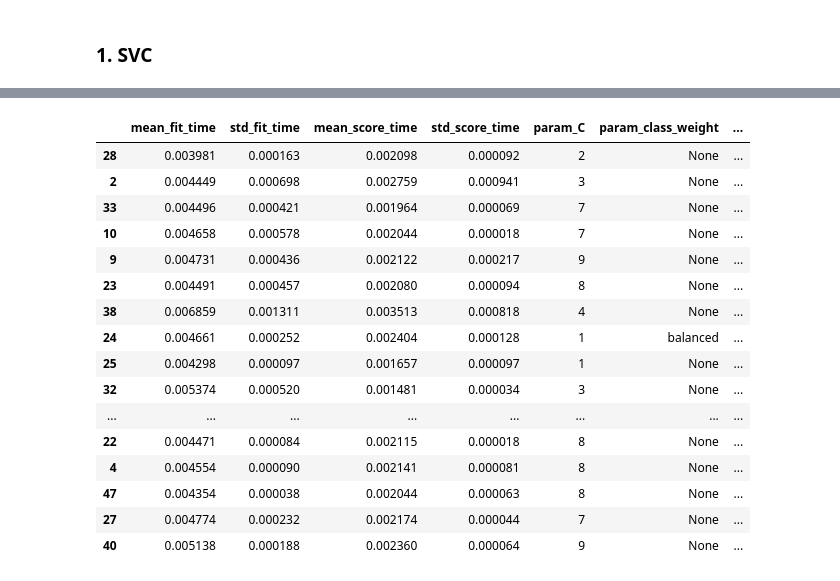
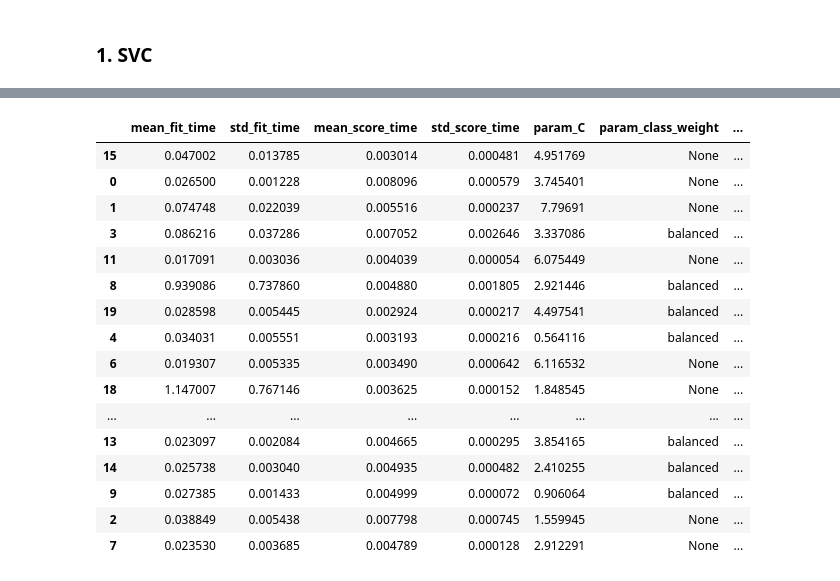
Before and after one commit to ManuelGehl/Titanic-Data-Analysis, a Jupyter notebook: titanic_model_building.ipynb, the cells around one changed output, grey strips where cells are left out. Drawn from its saved outputs; the diff is of its cells as text; code cells hidden in the pictures.

```diff
--- a/titanic_model_building.ipynb
+++ b/titanic_model_building.ipynb
@@ -728,0 +176,23 @@ So scaling seems to be not a problem since the min-max range is pretty small.
+# %%
+# Divide dataset into subsets for feature screening
+base_set_columns = ["num__imputer_num__Fare", "cat__imputer_cat__Pclass_2",
+                    "cat__imputer_cat__Pclass_3", "cat__imputer_cat__Sex_male",
+                    'cat__imputer_cat__Embarked_Q', 'cat__imputer_cat__Embarked_S']
+subset_1_columns = ["num__imputer_num__Age", 	"num__imputer_num__Fare",
+                    "cat__imputer_cat__Pclass_2", 	"cat__imputer_cat__Pclass_3",
+                    "cat__imputer_cat__Sex_male", 'cat__imputer_cat__Embarked_Q',
+                    'cat__imputer_cat__Embarked_S',"num__Relatives"]
+subset_2_columns = ['num__imputer_num__Fare', 'cat__imputer_cat__Pclass_2',
+                    'cat__imputer_cat__Pclass_3', 'cat__imputer_cat__Sex_male',
+                    'cat__imputer_cat__Embarked_Q', 'cat__imputer_cat__Embarked_S',
+                    'cat__Relative_cat_1-3 relatives', 'cat__Relative_cat_>3 relatives',
+                    'cat__Age_cat_>15']
+subset_3_columns = ["num__imputer_num__Fare", "cat__imputer_cat__Pclass_2",
+                    "cat__imputer_cat__Pclass_3", "cat__imputer_cat__Sex_male",
+                    'cat__imputer_cat__Embarked_Q', 'cat__imputer_cat__Embarked_S',
+                    'num__imputer_cat__SibSp', 'num__imputer_cat__Parch']
+
+base_set = X_train_transformed[base_set_columns]
+subset_1 = X_train_transformed[subset_1_columns]
+subset_2 = X_train_transformed[subset_2_columns]
+subset_3 = X_train_transformed[subset_3_columns]
@@ -766,11 +308,12 @@ X_train_transformed.shape, X_val_transformed.shape, y_train.shape, y_val.shape
+# %%
+# Prepare datasets for fine tuning
+X_train = subset_2.astype("float32")
+y_train = y_train.astype("float32")
 # %% [markdown]
 ### 1. SVC
 # %%
-from sklearn.model_selection import RandomizedSearchCV
-from scipy.stats import randint
-
 # Set up parameter distributions
-param_distribs = {"C": randint(1, 10),
+param_distribs = {"C": uniform(0, 10),
                   "kernel": ["linear", "poly", "rbf", "sigmoid"],
                   "degree": randint(0, 20),
                   "class_weight": [None, "balanced"]}
@@ -778,13 +321,14 @@ param_distribs = {"C": randint(1, 10),
 # Set up random search
 rnd_search_svc = RandomizedSearchCV(SVC(),
                                     param_distributions=param_distribs,
-                                    n_iter=50,
-                                    cv=3,
+                                    n_iter=20,
+                                    cv=5,
                                     scoring="accuracy",
-                                    random_state=42)
+                                    random_state=42,
+                                    verbose=3)
 
 # Fit random search to data set
-rnd_search_svc.fit(X_train_transformed, y_train)
+rnd_search_svc.fit(X_train, y_train)
 
 # Save tuned classifier
 svc_clf = rnd_search_svc.best_estimator_
@@ -796,17 +357,17 @@ cv_results.sort_values(by="mean_test_score", ascending=False)
 |  | mean_fit_time | std_fit_time | mean_score_time | std_score_time | param_C | param_class_weight | ... |
-| 28 | 0.003981 | 0.000163 | 0.002098 | 0.000092 | 2 | None | ... |
-| 2 | 0.004449 | 0.000698 | 0.002759 | 0.000941 | 3 | None | ... |
-| 33 | 0.004496 | 0.000421 | 0.001964 | 0.000069 | 7 | None | ... |
-| 10 | 0.004658 | 0.000578 | 0.002044 | 0.000018 | 7 | None | ... |
-| 9 | 0.004731 | 0.000436 | 0.002122 | 0.000217 | 9 | None | ... |
-| 23 | 0.004491 | 0.000457 | 0.002080 | 0.000094 | 8 | None | ... |
-| 38 | 0.006859 | 0.001311 | 0.003513 | 0.000818 | 4 | None | ... |
-| 24 | 0.004661 | 0.000252 | 0.002404 | 0.000128 | 1 | balanced | ... |
-| 25 | 0.004298 | 0.000097 | 0.001657 | 0.000097 | 1 | None | ... |
-| 32 | 0.005374 | 0.000520 | 0.001481 | 0.000034 | 3 | None | ... |
+| 15 | 0.047002 | 0.013785 | 0.003014 | 0.000481 | 4.951769 | None | ... |
+| 0 | 0.026500 | 0.001228 | 0.008096 | 0.000579 | 3.745401 | None | ... |
+| 1 | 0.074748 | 0.022039 | 0.005516 | 0.000237 | 7.79691 | None | ... |
+| 3 | 0.086216 | 0.037286 | 0.007052 | 0.002646 | 3.337086 | balanced | ... |
+| 11 | 0.017091 | 0.003036 | 0.004039 | 0.000054 | 6.075449 | None | ... |
+| 8 | 0.939086 | 0.737860 | 0.004880 | 0.001805 | 2.921446 | balanced | ... |
+| 19 | 0.028598 | 0.005445 | 0.002924 | 0.000217 | 4.497541 | balanced | ... |
+| 4 | 0.034031 | 0.005551 | 0.003193 | 0.000216 | 0.564116 | balanced | ... |
+| 6 | 0.019307 | 0.005335 | 0.003490 | 0.000642 | 6.116532 | None | ... |
+| 18 | 1.147007 | 0.767146 | 0.003625 | 0.000152 | 1.848545 | None | ... |
 | ... | ... | ... | ... | ... | ... | ... | ... |
-| 22 | 0.004471 | 0.000084 | 0.002115 | 0.000018 | 8 | None | ... |
-| 4 | 0.004554 | 0.000090 | 0.002141 | 0.000081 | 8 | None | ... |
-| 47 | 0.004354 | 0.000038 | 0.002044 | 0.000063 | 8 | None | ... |
-| 27 | 0.004774 | 0.000232 | 0.002174 | 0.000044 | 7 | None | ... |
-| 40 | 0.005138 | 0.000188 | 0.002360 | 0.000064 | 9 | None | ... |
+| 13 | 0.023097 | 0.002084 | 0.004665 | 0.000295 | 3.854165 | balanced | ... |
+| 14 | 0.025738 | 0.003040 | 0.004935 | 0.000482 | 2.410255 | balanced | ... |
+| 9 | 0.027385 | 0.001433 | 0.004999 | 0.000072 | 0.906064 | balanced | ... |
+| 2 | 0.038849 | 0.005438 | 0.007798 | 0.000745 | 1.559945 | None | ... |
+| 7 | 0.023530 | 0.003685 | 0.004789 | 0.000128 | 2.912291 | None | ... |
```
Also changed, not shown: parts of 50 cells of this notebook.
